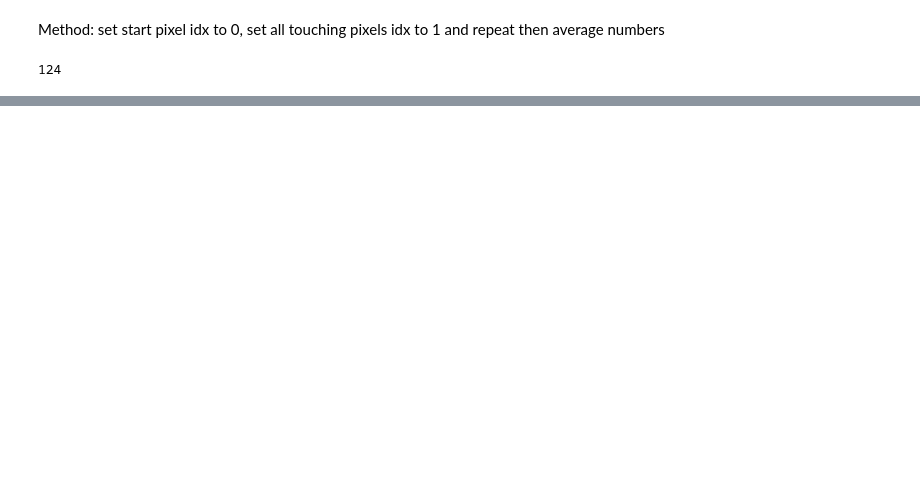
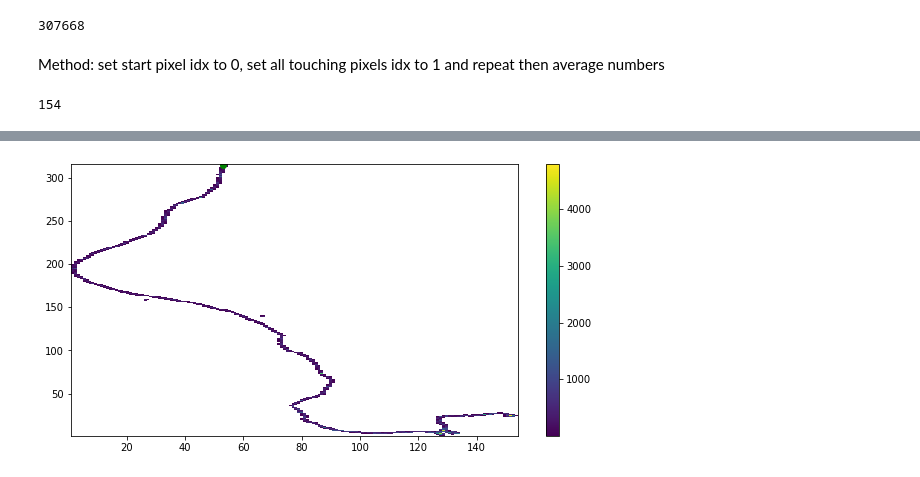
Before and after one commit to harryxni/detector_sim, a Jupyter notebook: analysis/reconstruction.ipynb, the cells around one changed output, grey strips where cells are left out. Cells and saved outputs as stored; diff of their text form; code cells hidden in the pictures; blank space fills up the shorter version.

Commit message:
track recon mostly working in ipynb

```diff
--- a/analysis/reconstruction.ipynb
+++ b/analysis/reconstruction.ipynb
@@ -2,7 +2,7 @@
 import uproot
 import numpy as np
 import matplotlib.pyplot as plt
-%matplotlib widget
+plt.rcParams['figure.figsize'] = [10, 5]
 # %%
 tracks_t = uproot.open("../test.root:diffusion output")
 tracks_t.values()
@@ -64,21 +82,23 @@ def average_track(track_ids, deps):
     return avg_pixels
 # %%
-event_num = 0
+event_num = 13 #easy ones: 0,2,6,13,14(!) semieasy: 5,11 bad: 15(?),18(need to investigate this one)
 x_pix = tracks_t["x_pix"].array()[event_num]
 y_pix = tracks_t["y_pix"].array()[event_num]
 c_dep = tracks_t["depC_pix"].array()[event_num]
 z_toa = tracks_t["z_toa"].array()[event_num]
+mean_z = tracks_t["mean_z"].array()[event_num]
 z_toa = z_toa - min(z_toa)
+print(np.sum(c_dep))
+# %% [output]
+307668
 # %% [markdown]
 Method: set start pixel idx to 0, set all touching pixels idx to 1 and repeat
 then average numbers
 # %%
-pix, xedges, yedges, image = plt.hist2d(x_pix, y_pix, (max(x_pix), max(y_pix)), weights=z_toa, cmin=1)
+pix, xedges, yedges, image = plt.hist2d(x_pix, y_pix, (max(x_pix), max(y_pix)), cmin=1, weights=c_dep)
 #plt.plot(locs[0],locs[1], 'go')
 plt.plot(x_pix[0], y_pix[0],'go')
-plt.xlim(100,120)
-plt.ylim(300,350)
 plt.colorbar()
 print(len(pix))
 # %% [output]
-124
+154
@@ -86,3 +105,4 @@ print(len(pix))
+[figure, added]
 # %%
 deps=np.dstack((np.array(x_pix),np.array(y_pix),np.array(z_toa)))[0]
 track_idx=np.empty(len(deps))
```
Also changed, not shown: parts of 8 cells of this notebook.
